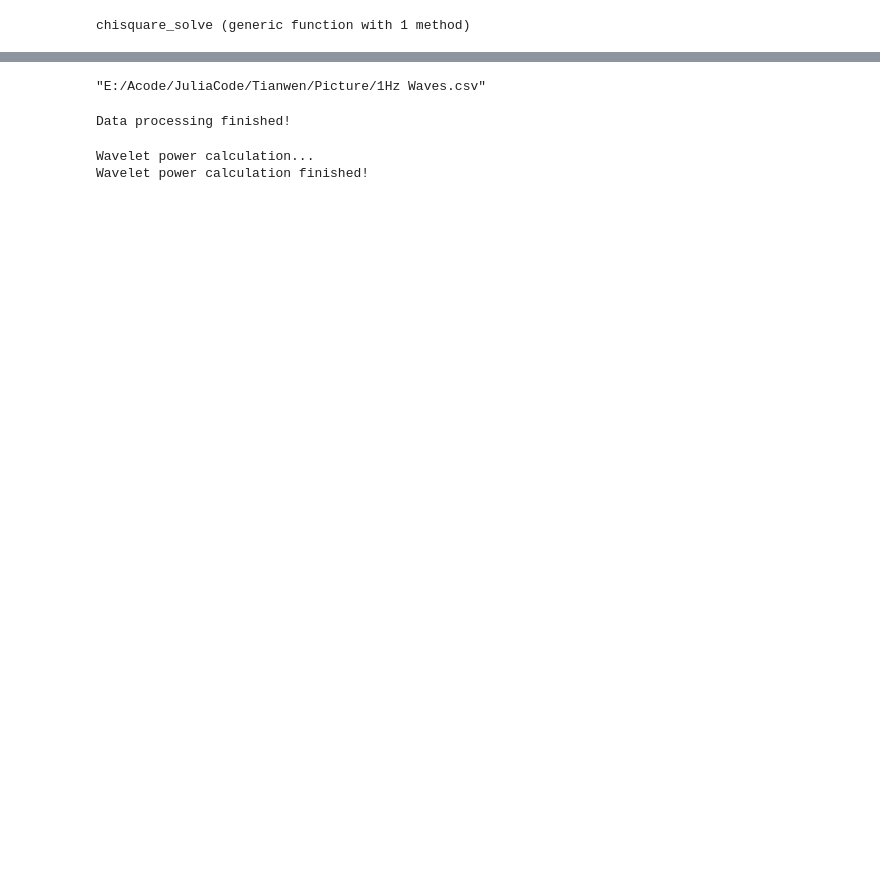
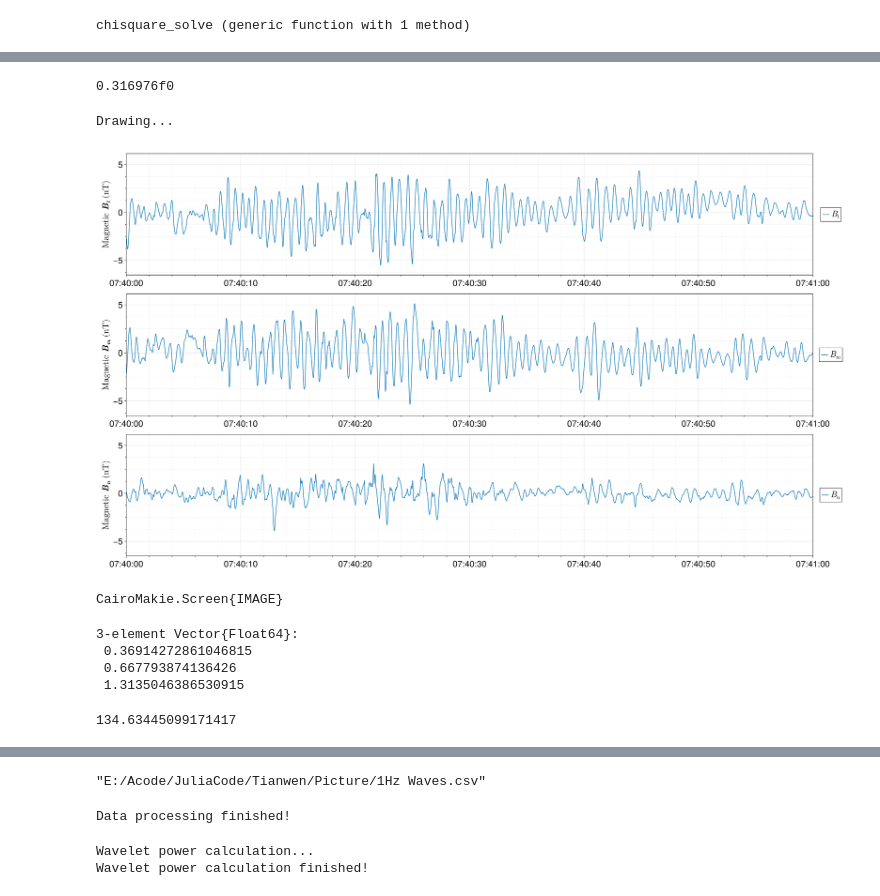
Before and after one commit to wzxswife/Tianwen, a Jupyter notebook: src/draw.ipynb, the cells around one changed output, grey strips where cells are left out. Drawn from its saved outputs; the diff is of its cells as text; code cells hidden in the pictures; blank space fills up the shorter version.

```diff
--- a/src/draw.ipynb
+++ b/src/draw.ipynb
@@ -22,0 +19,4 @@ date = DateTime(2022, 11, 1, 15, 2, 0)
+# %%
+date = DateTime(2022, 08, 24, 07, 40, 00)
+shock_time = DateTime(2022, 08, 24, 07, 55, 20)
+ds = 10
@@ -55,3 +59 @@ E:/Acode/JuliaCode/Tianwen/Data/32Hz/TW1_MOMAG_MSO_32Hz_20221101_2C_v03.dat
 Data read finished!
-# %%
-ds = 20
@@ -242,0 +235,62 @@ maxAm = maximum([maximum(bWave[:,1])-minimum(bWave[:,1]), maximum(bWave[:,2])-mi
+# %%
+minimum(xtk)
+# %% [output]
+0.316976f0
+# %%
+# MVA坐标系
+bm = MVA(bWave)
+n_hat = bm.vectors[:, 1]
+m_hat = bm.vectors[:, 2]
+l_hat = bm.vectors[:, 3]
+R = R = [l_hat m_hat n_hat]
+
+bWaveMVA = bWave * R
+
+#overview
+using CairoMakie, GeometryBasics
+CairoMakie.activate!()
+println("Drawing...")
+
+size_inches = (30, 17)
+size_pt = 72 .* size_inches
+fig_MVA = Figure(size = size_pt, fontsize = 25, font = "Times New Roman")
+
+xtk = datetime2julian.(timeWave)
+xtk = Float32.(xtk .- mag2c32hz[1, :JulUT])
+
+ax1 = Axis(fig_MVA[1,1:4], ylabel = L"Magnetic $\mathbf{B_l}$ (nT)",
+    xminorticksvisible = true, xminorgridvisible = true, xminorticks = IntervalsBetween(5),
+    yminorticksvisible = true, yminorgridvisible = true, yminorticks = IntervalsBetween(4))
+ax1.xticks = (xtk, Dates.format.(timeWave, "HH:MM:SS"))
+xlims!(ax1, minimum(xtk), maximum(xtk))
+ylims!(ax1, minimum(bWaveMVA[:, 1:3])-1.0, maximum(bWaveMVA[:, 1:3])+1.0)
+
+ax2 = Axis(fig_MVA[2,1:4], ylabel = L"Magnetic $\mathbf{B_m}$ (nT)",
+    xminorticksvisible = true, xminorgridvisible = true, xminorticks = IntervalsBetween(5),
+    yminorticksvisible = true, yminorgridvisible = true, yminorticks = IntervalsBetween(4))
+ax2.xticks = (xtk, Dates.format.(timeWave, "HH:MM:SS"))
+xlims!(ax2, minimum(xtk), maximum(xtk))
+ylims!(ax2, minimum(bWaveMVA[:, 1:3])-1.0, maximum(bWaveMVA[:, 1:3])+1.0)
+
+ax3 = Axis(fig_MVA[3,1:4], ylabel = L"Magnetic $\mathbf{B_n}$ (nT)",
+    xminorticksvisible = true, xminorgridvisible = true, xminorticks = IntervalsBetween(5),
+    yminorticksvisible = true, yminorgridvisible = true, yminorticks = IntervalsBetween(4))
+ax3.xticks = (xtk, Dates.format.(timeWave, "HH:MM:SS"))
+xlims!(ax3, minimum(xtk), maximum(xtk))
+ylims!(ax3, minimum(bWaveMVA[:, 1:3])-1.0, maximum(bWaveMVA[:, 1:3])+1.0)
+
+lines!(ax1, mag2c32hz[indWave, :JulUT].-mag2c32hz[1, :JulUT], bWaveMVA[:, 1], label = L"$B_{\mathrm{l}}$",
+    overdraw = true, linewidth=1.5)
+lines!(ax2, mag2c32hz[indWave, :JulUT].-mag2c32hz[1, :JulUT], bWaveMVA[:, 2], label = L"$B_{\mathrm{m}}$",
+    overdraw = true, linewidth=1.5)
+lines!(ax3, mag2c32hz[indWave, :JulUT].-mag2c32hz[1, :JulUT], bWaveMVA[:, 3], label = L"$B_{\mathrm{n}}$",
+    overdraw = true, linewidth=1.5)
+Legend(fig_MVA[1,5], ax1)
+Legend(fig_MVA[2,5], ax2)
+Legend(fig_MVA[3,5], ax3)
+
+display(fig_MVA)
+# %% [output]
+Drawing...
+[figure, added]
+CairoMakie.Screen{IMAGE}
@@ -242,0 +299,11 @@ maxAm = maximum([maximum(bWave[:,1])-minimum(bWave[:,1]), maximum(bWave[:,2])-mi
+# %%
+bmSolar.values
+# %% [output]
+3-element Vector{Float64}:
+ 0.36914272861046815
+ 0.667793874136426
+ 1.3135046386530915
+# %%
+test = angle_between(magSolarMean, kSolar)
+# %% [output]
+134.63445099171417
```
Also changed, not shown: parts of 15 cells of this notebook, 10 other files.
